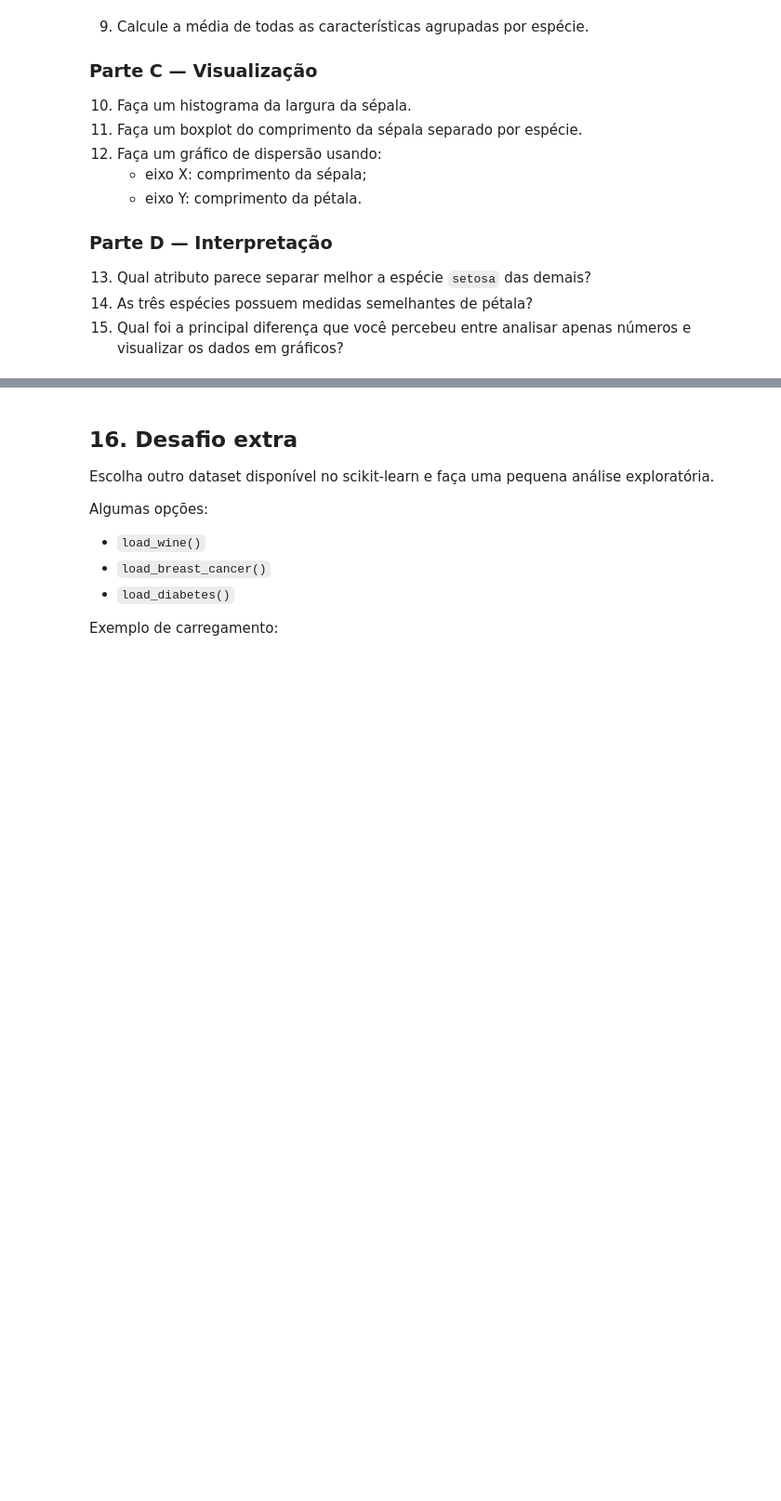
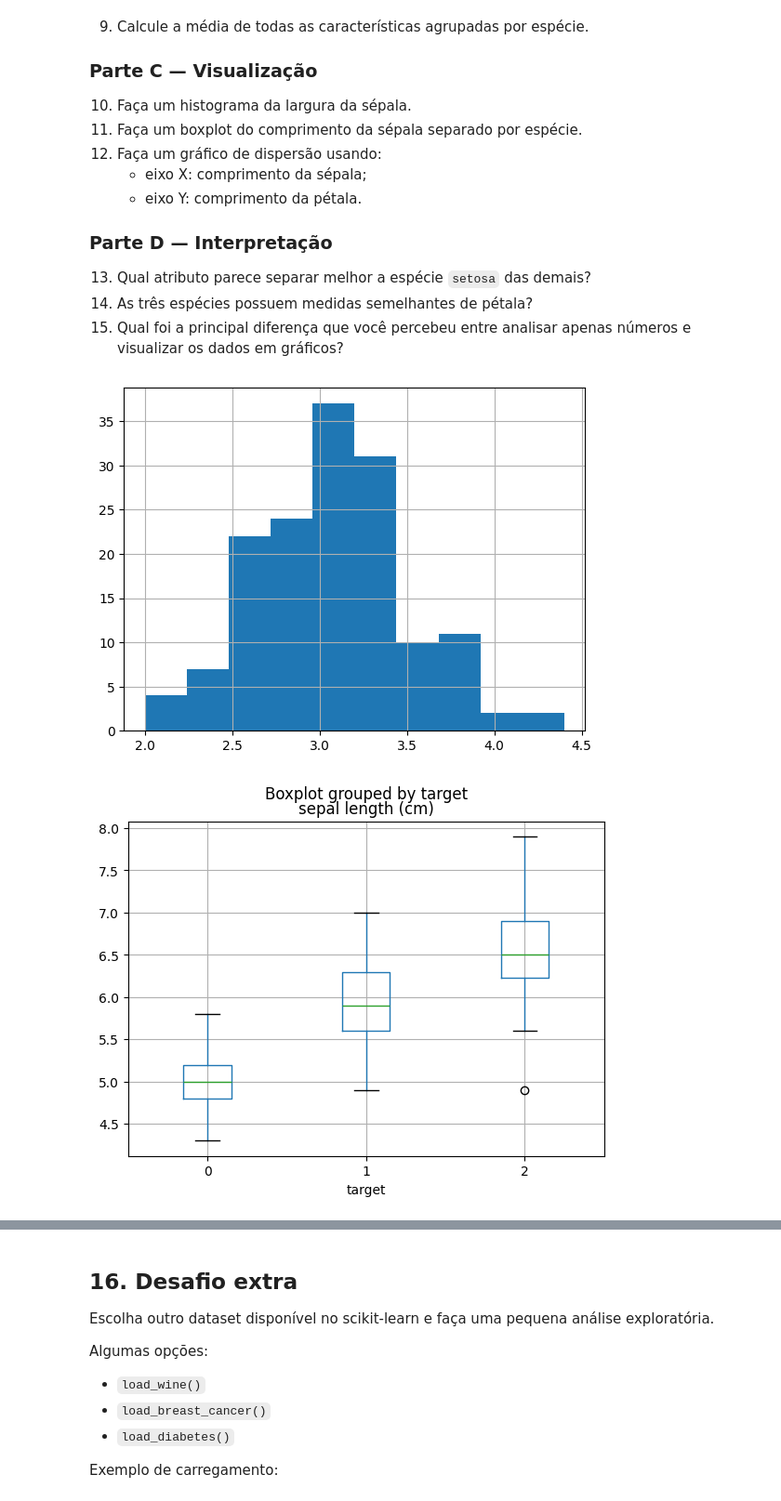
Before and after one commit to Pedro-Emmanuel-G-C-Machado/Algoritimo-, a Jupyter notebook: Aula_Prática_01_Python_Colab_IA.ipynb, the cells around one changed output, grey strips where cells are left out. Shown at 93% size. Saved outputs shown, nothing was run; the diff lists cells and outputs as text; code cells hidden in the pictures; blank space fills up the shorter version.

```diff
--- a/Aula_Prática_01_Python_Colab_IA.ipynb
+++ b/Aula_Prática_01_Python_Colab_IA.ipynb
@@ -519,0 +777,45 @@ Utilizando o dataset Iris, realize as atividades abaixo.
+# %%
+# Espaço para resolver o exercício
+import pandas as pd
+from sklearn.datasets import load_iris
+import matplotlib.pyplot as plt
+
+iris = load_iris(as_frame=True)
+df = iris.frame
+
+# Parte A — Exploração
+df.head(10)
+df.shape
+df['sepal width (cm)'].mean()
+df['sepal width (cm)'].var()
+df['sepal width (cm)'].std()
+df['petal width (cm)'].min()
+df['petal width (cm)'].max()
+
+# Parte B — Pandas
+df['target'].unique()
+iris.target_names
+df[df['target'] == 2]
+df['target'].value_counts()
+df.groupby('target').mean()
+df['sepal width (cm)'].hist()
+
+
+plt.show()
+
+df.boxplot(
+    column='sepal length (cm)',
+    by='target'
+)
+df.plot.scatter(
+    x='sepal length (cm)',
+    y='petal length (cm)'
+)
+
+df.groupby('target').mean()
+
+
+plt.show()
+# %% [output]
+[figure, added]
+[figure, added]
```
Also changed, not shown: parts of 38 cells of this notebook.
